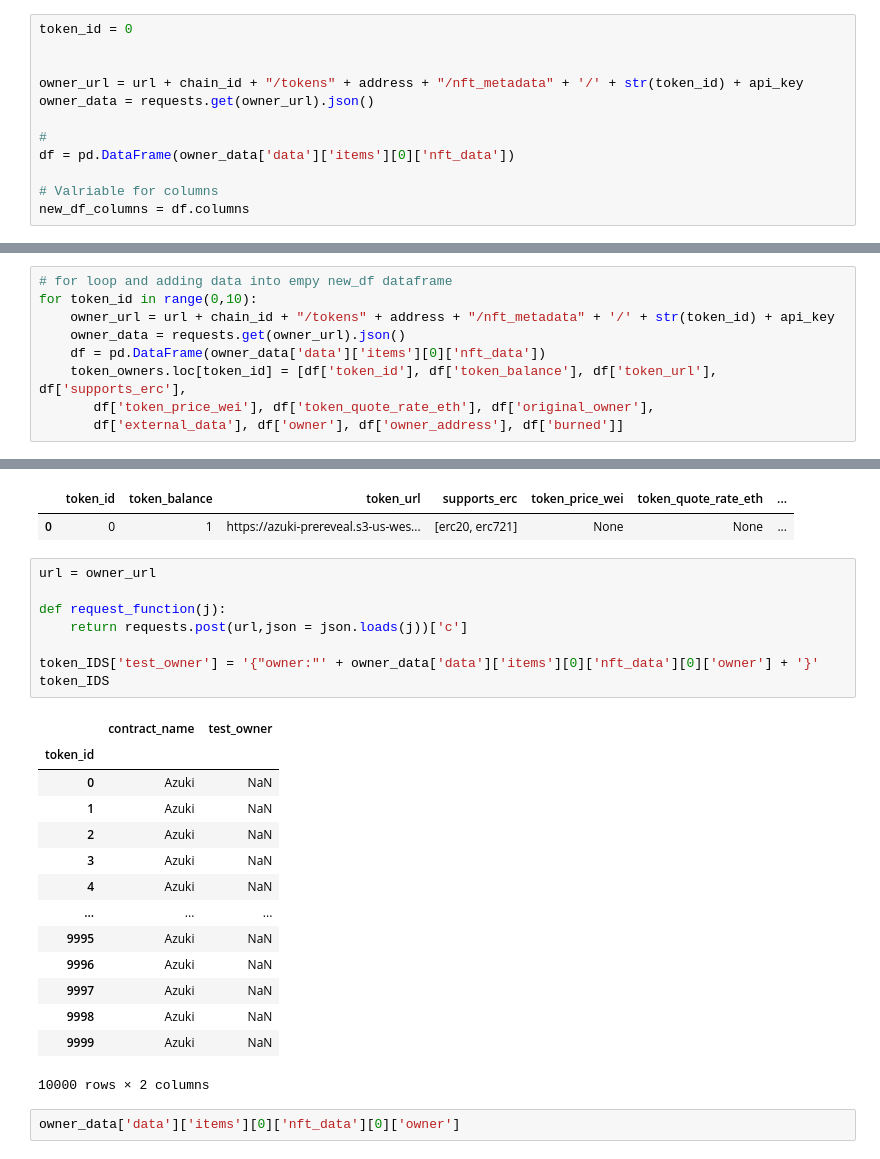
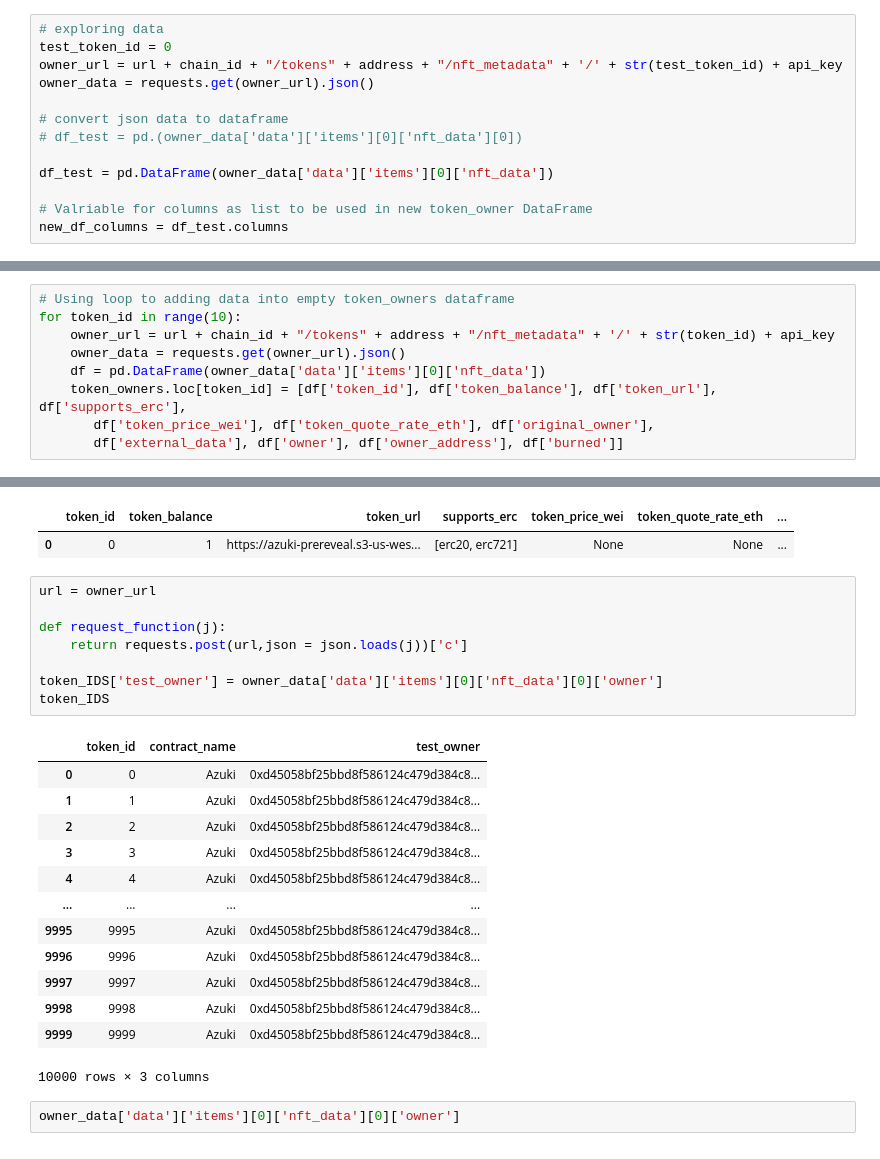
Before and after one commit to mmsaki/nft-trading-analysis, a Jupyter notebook: azuki_analysis.ipynb, the cells around one changed output, grey strips where cells are left out. Drawn from its saved outputs; the diff is of its cells as text.

```diff
--- a/azuki_analysis.ipynb
+++ b/azuki_analysis.ipynb
@@ -83,14 +83,15 @@ nft_metadata.head()
 |  | token_id | owner | burned |
 | 0 | 199 | 0x32fc55218a0a4263d2ca23712c6264c... | False |
 # %%
-token_id = 0
-
-
-owner_url = url + chain_id + "/tokens" + address + "/nft_metadata" + '/' + str(token_id) + api_key
+# exploring data
+test_token_id = 0
+owner_url = url + chain_id + "/tokens" + address + "/nft_metadata" + '/' + str(test_token_id) + api_key
 owner_data = requests.get(owner_url).json()
 
-#
-df = pd.DataFrame(owner_data['data']['items'][0]['nft_data'])
+# convert json data to dataframe
+# df_test = pd.(owner_data['data']['items'][0]['nft_data'][0])
 
-# Valriable for columns
-new_df_columns = df.columns
+df_test = pd.DataFrame(owner_data['data']['items'][0]['nft_data'])
+
+# Valriable for columns as list to be used in new token_owner DataFrame
+new_df_columns = df_test.columns
@@ -107,8 +117,8 @@ token_owners
 # %% [output]
 |  | token_id | token_balance | token_url | supports_erc | token_price_wei | token_quote_rate_eth | ... |
 # %%
-# for loop and adding data into empy new_df dataframe
-for token_id in range(0,10):
+# Using loop to adding data into empty token_owners dataframe
+for token_id in range(10):
     owner_url = url + chain_id + "/tokens" + address + "/nft_metadata" + '/' + str(token_id) + api_key
     owner_data = requests.get(owner_url).json()
     df = pd.DataFrame(owner_data['data']['items'][0]['nft_data'])
@@ -137,26 +147,25 @@ pd.DataFrame(owner_data['data']['items'][0]['nft_data'])
 # %%
 url = owner_url
 
 def request_function(j):
     return requests.post(url,json = json.loads(j))['c']
 
-token_IDS['test_owner'] = '{"owner:"' + owner_data['data']['items'][0]['nft_data'][0]['owner'] + '}'
+token_IDS['test_owner'] = owner_data['data']['items'][0]['nft_data'][0]['owner']
 token_IDS
 # %% [output]
-|  | contract_name | test_owner |
-| token_id |  |  |
-| 0 | Azuki | NaN |
-| 1 | Azuki | NaN |
-| 2 | Azuki | NaN |
-| 3 | Azuki | NaN |
-| 4 | Azuki | NaN |
-| ... | ... | ... |
-| 9995 | Azuki | NaN |
-| 9996 | Azuki | NaN |
-| 9997 | Azuki | NaN |
-| 9998 | Azuki | NaN |
-| 9999 | Azuki | NaN |
+|  | token_id | contract_name | test_owner |
+| 0 | 0 | Azuki | 0xd45058bf25bbd8f586124c479d384c8... |
+| 1 | 1 | Azuki | 0xd45058bf25bbd8f586124c479d384c8... |
+| 2 | 2 | Azuki | 0xd45058bf25bbd8f586124c479d384c8... |
+| 3 | 3 | Azuki | 0xd45058bf25bbd8f586124c479d384c8... |
+| 4 | 4 | Azuki | 0xd45058bf25bbd8f586124c479d384c8... |
+| ... | ... | ... | ... |
+| 9995 | 9995 | Azuki | 0xd45058bf25bbd8f586124c479d384c8... |
+| 9996 | 9996 | Azuki | 0xd45058bf25bbd8f586124c479d384c8... |
+| 9997 | 9997 | Azuki | 0xd45058bf25bbd8f586124c479d384c8... |
+| 9998 | 9998 | Azuki | 0xd45058bf25bbd8f586124c479d384c8... |
+| 9999 | 9999 | Azuki | 0xd45058bf25bbd8f586124c479d384c8... |
-10000 rows × 2 columns
+10000 rows × 3 columns
 # %%
 owner_data['data']['items'][0]['nft_data'][0]['owner']
 # %% [output]
```
Also changed, not shown: parts of 6 cells of this notebook.
